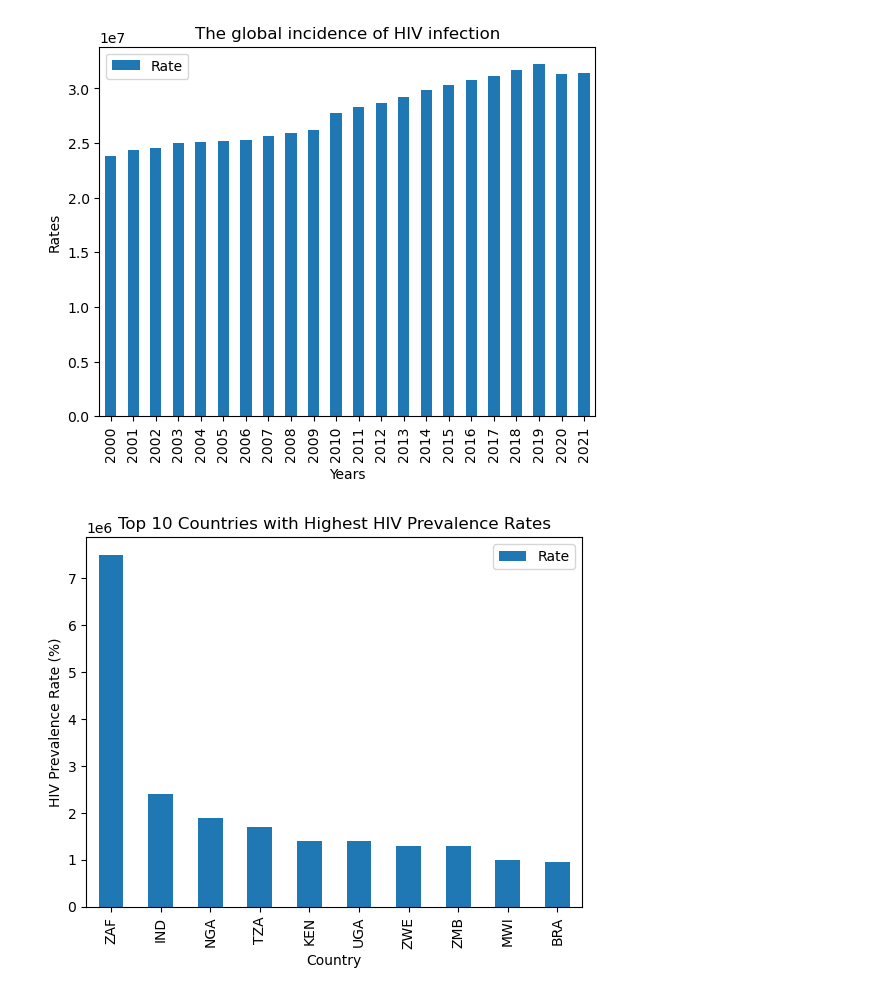
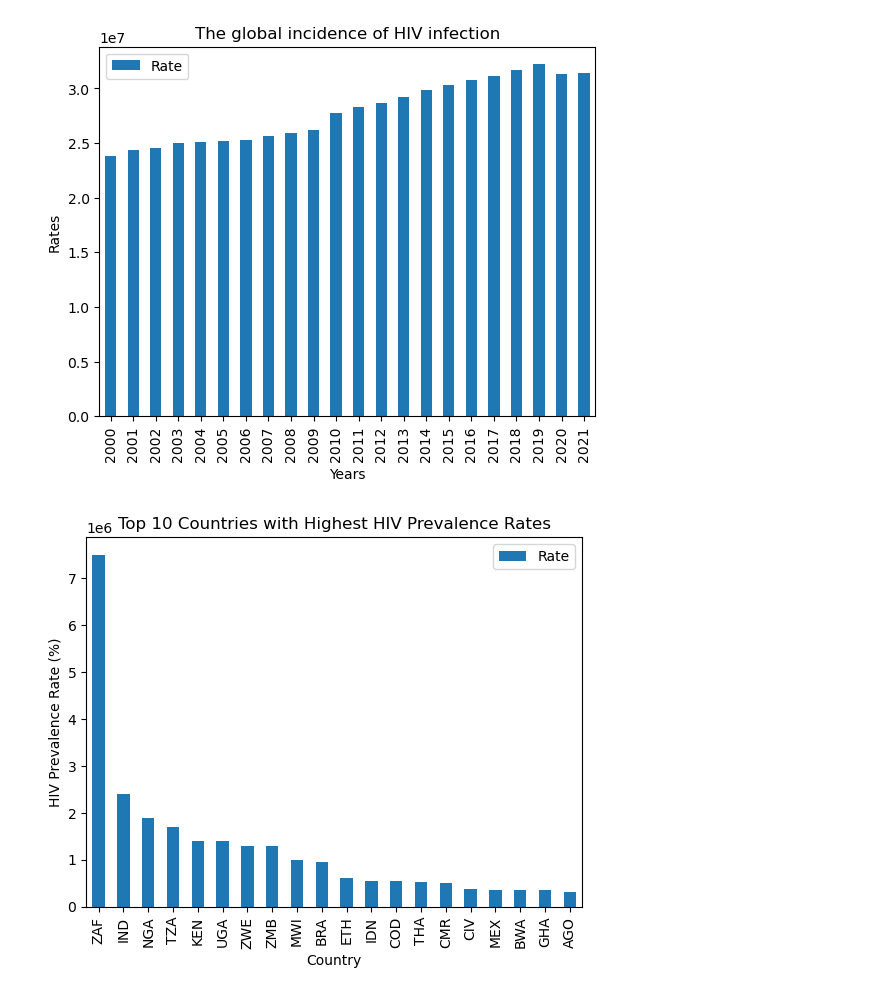
Before and after one commit to 0xrsfagundes/World-Health-Organization, a Jupyter notebook: Global HIV Stats.ipynb, the cells around one changed output. Cells and saved outputs as stored; diff of their text form; code cells hidden in the pictures.

```diff
--- a/Global HIV Stats.ipynb
+++ b/Global HIV Stats.ipynb
@@ -83,20 +83,21 @@ plt.show()
 # %%
 import datetime
 today = datetime.date.today()
 year = today.year-2
+top_countries = 20
 
 latest_year_df = initial_df[initial_df['Year'] == year]
 grouped_df = latest_year_df.groupby('Country').sum().sort_values(by='Rate', ascending=False)
-top_10 = grouped_df.nlargest(10,'Rate').reset_index()
+top_10 = grouped_df.nlargest(top_countries,'Rate').reset_index()
 
 top_10.plot(kind='bar', x='Country', y='Rate')
 
 plt.xlabel('Country')
 plt.ylabel('HIV Prevalence Rate (%)')
 plt.title('Top 10 Countries with Highest HIV Prevalence Rates')
 plt.show()
 # %% [output]
-[figure, old version]
+[figure, new version]
 # %%
 import plotly.express as px
 
```
Also changed, not shown: parts of 1 cell of this notebook.
